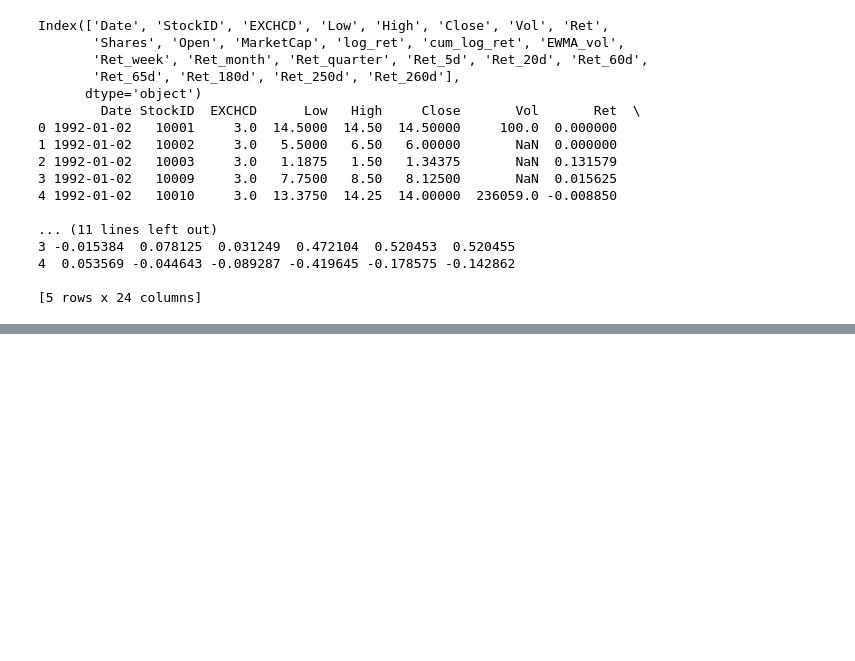
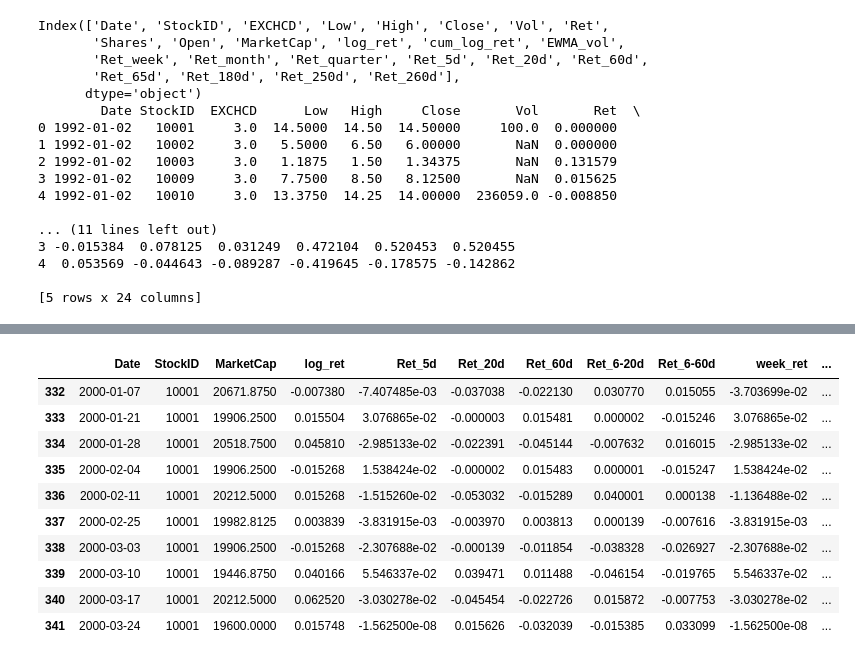
Before and after one commit to rliu4936/bob22, a Jupyter notebook: generate_data.ipynb, the cells around one changed output, grey strips where cells are left out. Saved outputs shown, nothing was run; the diff lists cells and outputs as text; code cells hidden in the pictures; blank space fills up the shorter version.

```diff
--- a/generate_data.ipynb
+++ b/generate_data.ipynb
@@ -105,0 +388,17 @@ Index(['Date', 'StockID', 'EXCHCD', 'Low', 'High', 'Close', 'Vol', 'Ret',
+# %%
+# Read the Parquet file
+df = pd.read_parquet("CACHE_DIR/us_week_ret_5.pq")
+df_2000_10001 = df[(df["Date"].dt.year == 2000)]
+df_2000_10001.head(10)
+# %% [output]
+|  | Date | StockID | MarketCap | log_ret | Ret_5d | Ret_20d | Ret_60d | Ret_6-20d | Ret_6-60d | week_ret | ... |
+| 332 | 2000-01-07 | 10001 | 20671.8750 | -0.007380 | -7.407485e-03 | -0.037038 | -0.022130 | 0.030770 | 0.015055 | -3.703699e-02 | ... |
+| 333 | 2000-01-21 | 10001 | 19906.2500 | 0.015504 | 3.076865e-02 | -0.000003 | 0.015481 | 0.000002 | -0.015246 | 3.076865e-02 | ... |
+| 334 | 2000-01-28 | 10001 | 20518.7500 | 0.045810 | -2.985133e-02 | -0.022391 | -0.045144 | -0.007632 | 0.016015 | -2.985133e-02 | ... |
+| 335 | 2000-02-04 | 10001 | 19906.2500 | -0.015268 | 1.538424e-02 | -0.000002 | 0.015483 | 0.000001 | -0.015247 | 1.538424e-02 | ... |
+| 336 | 2000-02-11 | 10001 | 20212.5000 | 0.015268 | -1.515260e-02 | -0.053032 | -0.015289 | 0.040001 | 0.000138 | -1.136488e-02 | ... |
+| 337 | 2000-02-25 | 10001 | 19982.8125 | 0.003839 | -3.831915e-03 | -0.003970 | 0.003813 | 0.000139 | -0.007616 | -3.831915e-03 | ... |
+| 338 | 2000-03-03 | 10001 | 19906.2500 | -0.015268 | -2.307688e-02 | -0.000139 | -0.011854 | -0.038328 | -0.026927 | -2.307688e-02 | ... |
+| 339 | 2000-03-10 | 10001 | 19446.8750 | 0.040166 | 5.546337e-02 | 0.039471 | 0.011488 | -0.046154 | -0.019765 | 5.546337e-02 | ... |
+| 340 | 2000-03-17 | 10001 | 20212.5000 | 0.062520 | -3.030278e-02 | -0.045454 | -0.022726 | 0.015872 | -0.007753 | -3.030278e-02 | ... |
+| 341 | 2000-03-24 | 10001 | 19600.0000 | 0.015748 | -1.562500e-08 | 0.015626 | -0.032039 | -0.015385 | 0.033099 | -1.562500e-08 | ... |
```
Also changed, not shown: parts of 17 cells of this notebook, 14 other files.
